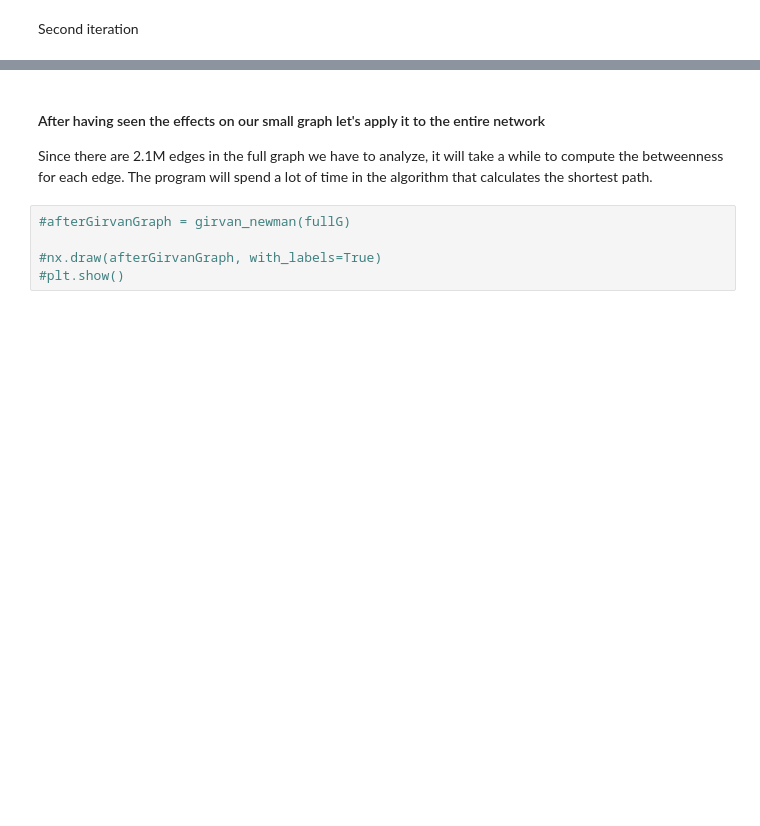
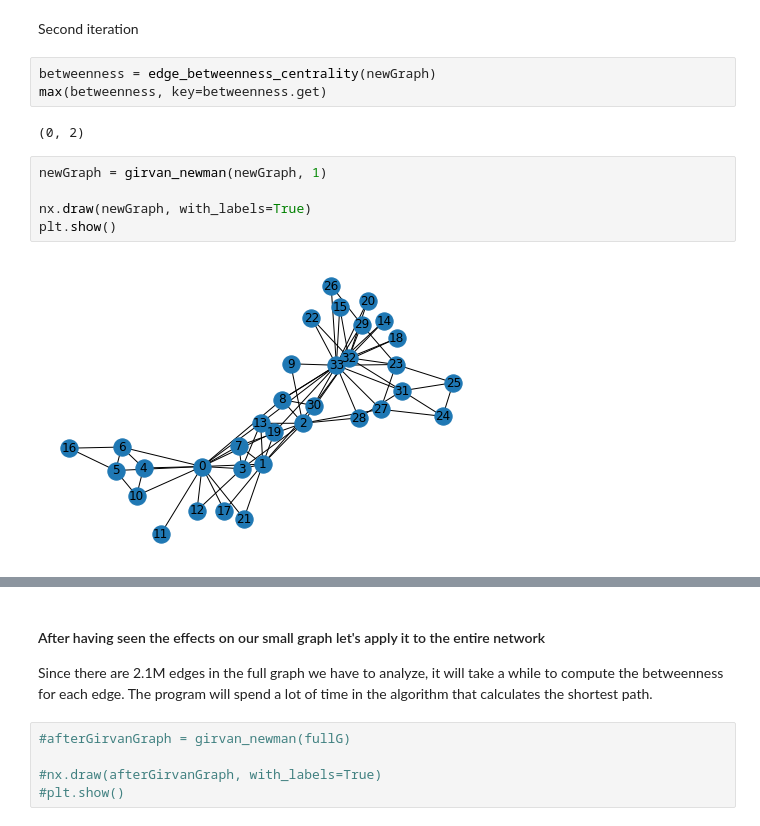
Before and after one commit to SocialMediaAnalytics2020/Project, a Jupyter notebook: Social Media Analytics Project.ipynb, the cells around one changed output, grey strips where cells are left out. Saved outputs shown, nothing was run; the diff lists cells and outputs as text; blank space fills up the shorter version.

```diff
--- a/Social Media Analytics Project.ipynb
+++ b/Social Media Analytics Project.ipynb
@@ -249,2 +246,14 @@ plt.show()
 # %% [markdown]
 Second iteration
+# %%
+betweenness = edge_betweenness_centrality(newGraph)
+max(betweenness, key=betweenness.get)
+# %% [output]
+(0, 2)
+# %%
+newGraph = girvan_newman(newGraph, 1)
+
+nx.draw(newGraph, with_labels=True)
+plt.show()
+# %% [output]
+[figure, added]
```
Also changed, not shown: parts of 15 cells of this notebook.
